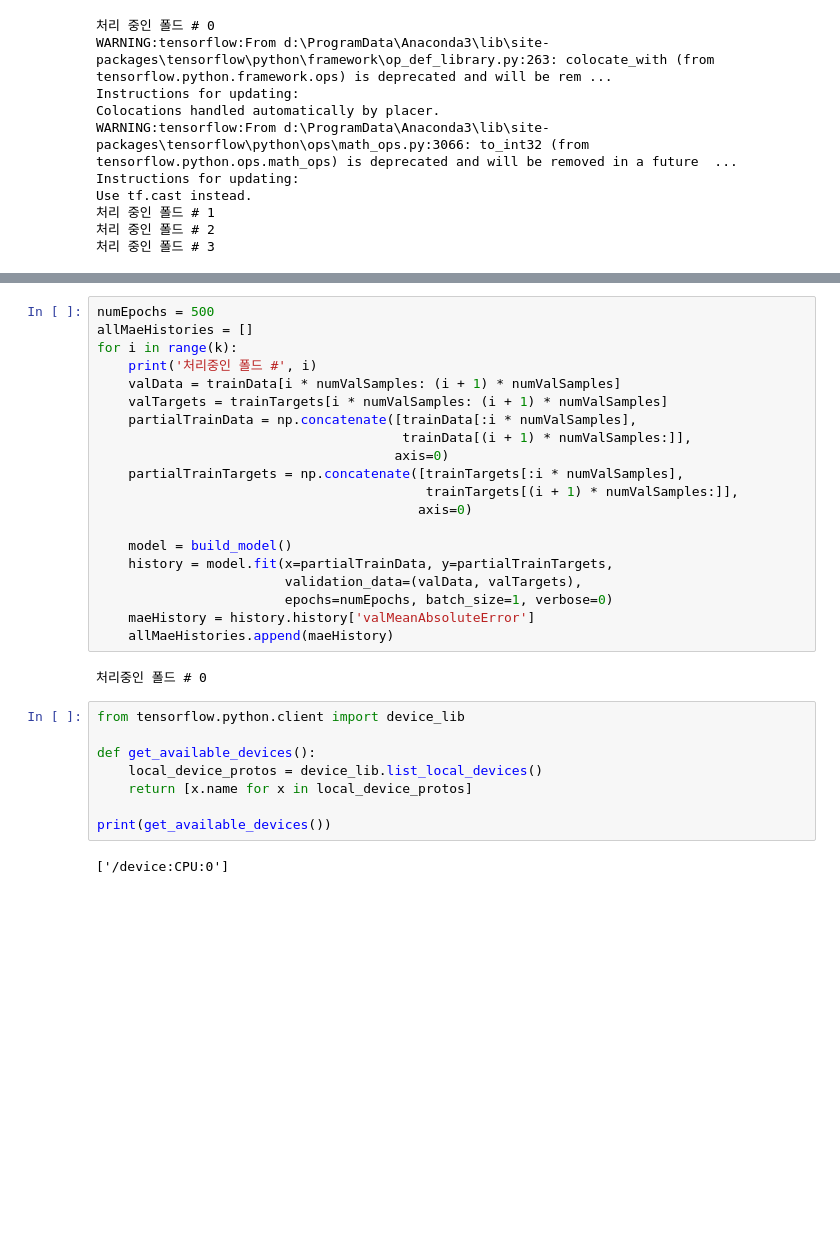
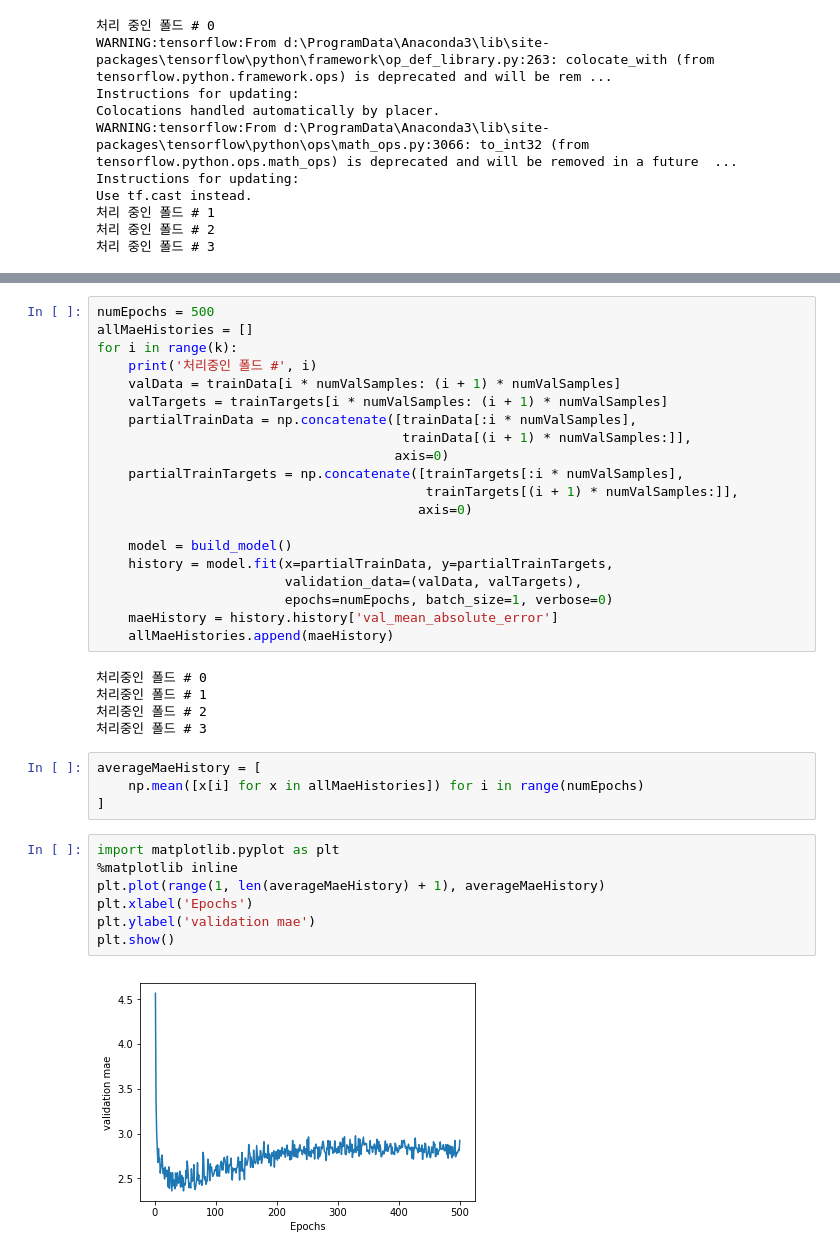
Before and after one commit to naramp4/python, a Jupyter notebook: keras/3장 보스턴 주택 가격 예측.ipynb, the cells around one changed output, grey strips where cells are left out. Cells and saved outputs as stored; diff of their text form; blank space fills up the shorter version.

```diff
--- a/keras/3장 보스턴 주택 가격 예측.ipynb
+++ b/keras/3장 보스턴 주택 가격 예측.ipynb
@@ -81,17 +83,23 @@ for i in range(k):
     history = model.fit(x=partialTrainData, y=partialTrainTargets,
                         validation_data=(valData, valTargets),
                         epochs=numEpochs, batch_size=1, verbose=0)
-    maeHistory = history.history['valMeanAbsoluteError']
+    maeHistory = history.history['val_mean_absolute_error']
     allMaeHistories.append(maeHistory)
 # %% [output]
 처리중인 폴드 # 0
+처리중인 폴드 # 1
+처리중인 폴드 # 2
+처리중인 폴드 # 3
-# %%
-from tensorflow.python.client import device_lib
-
-def get_available_devices():
-    local_device_protos = device_lib.list_local_devices()
-    return [x.name for x in local_device_protos]
-
-print(get_available_devices())
-# %% [output]
-['/device:CPU:0']
+# %%
+averageMaeHistory = [
+    np.mean([x[i] for x in allMaeHistories]) for i in range(numEpochs)
+]
+# %%
+import matplotlib.pyplot as plt
+%matplotlib inline
+plt.plot(range(1, len(averageMaeHistory) + 1), averageMaeHistory)
+plt.xlabel('Epochs')
+plt.ylabel('validation mae')
+plt.show()
+# %% [output]
+[figure, added]
```
Also changed, not shown: parts of 5 cells of this notebook.
